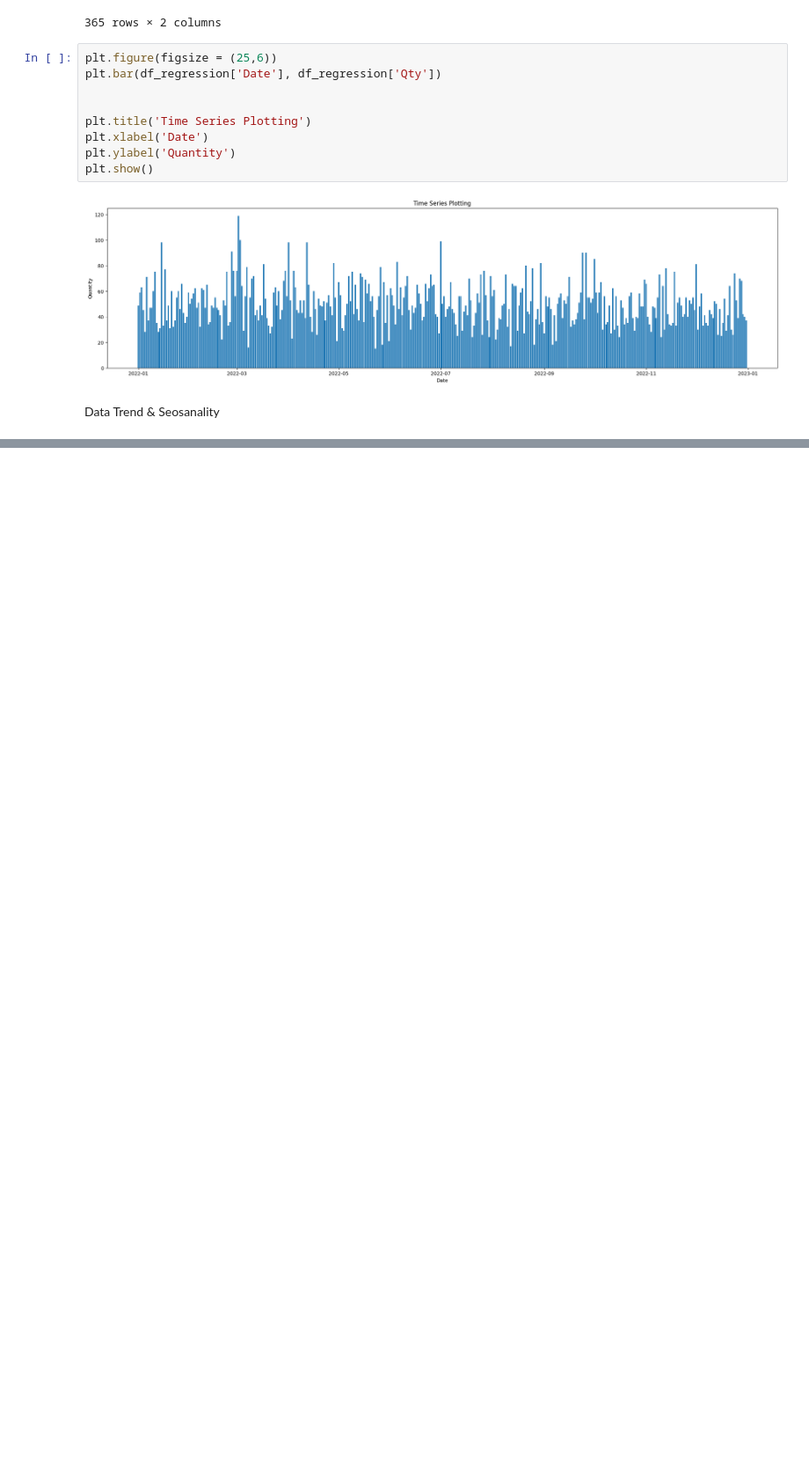
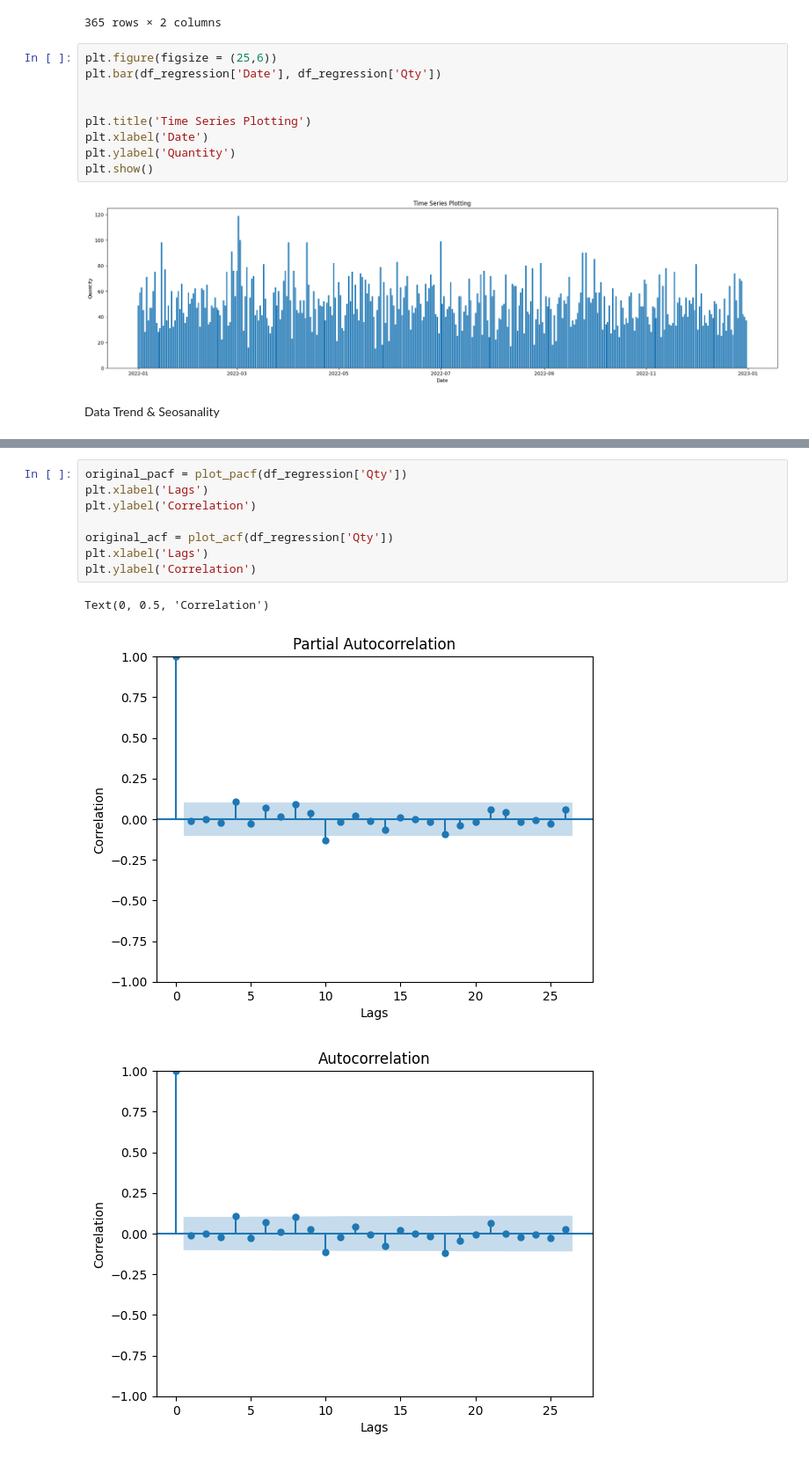
Before and after one commit to ihiyy/Kalbe-Virtual-Internship, a Jupyter notebook: analysis.ipynb, the cells around one changed output, grey strips where cells are left out. Shown at 88% size. Drawn from its saved outputs; the diff is of its cells as text; blank space fills up the shorter version.

```diff
--- a/analysis.ipynb
+++ b/analysis.ipynb
@@ -212,0 +265,12 @@ plt.tight_layout()
+# %%
+original_pacf = plot_pacf(df_regression['Qty'])
+plt.xlabel('Lags')
+plt.ylabel('Correlation')
+
+original_acf = plot_acf(df_regression['Qty'])
+plt.xlabel('Lags')
+plt.ylabel('Correlation')
+# %% [output]
+Text(0, 0.5, 'Correlation')
+[figure, added]
+[figure, added]
```
Also changed, not shown: parts of 40 cells of this notebook.
